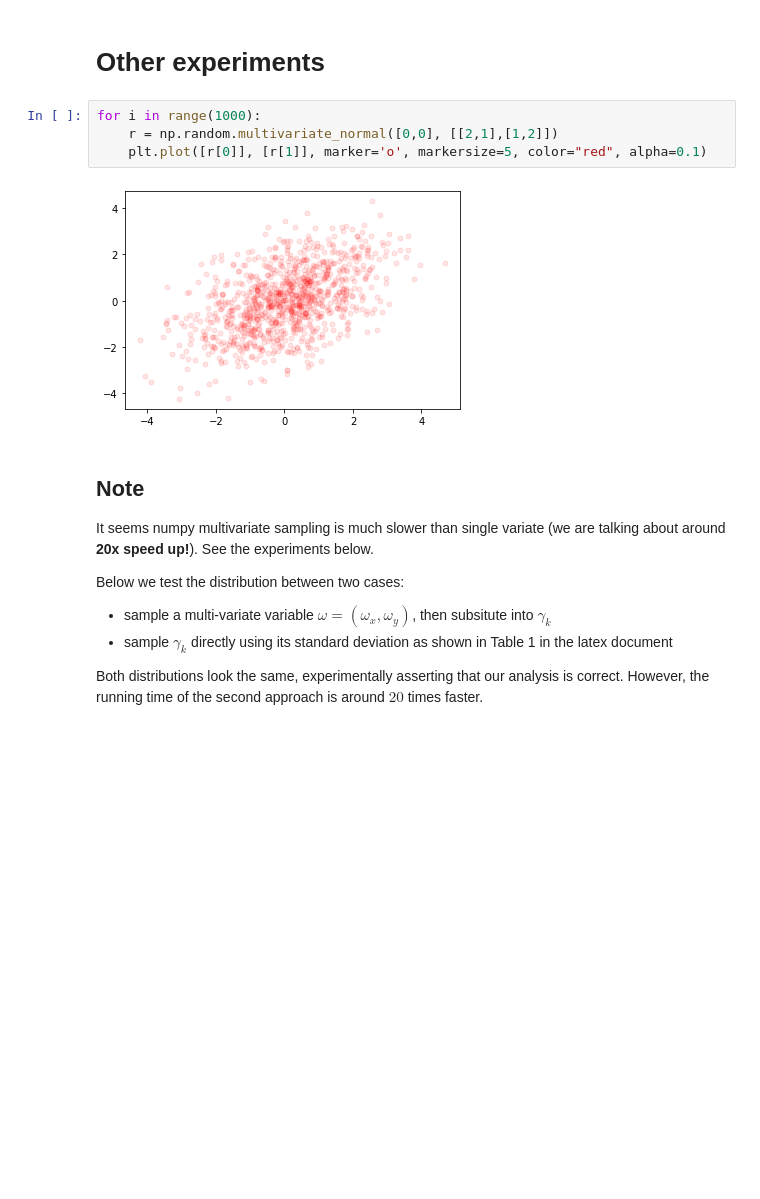
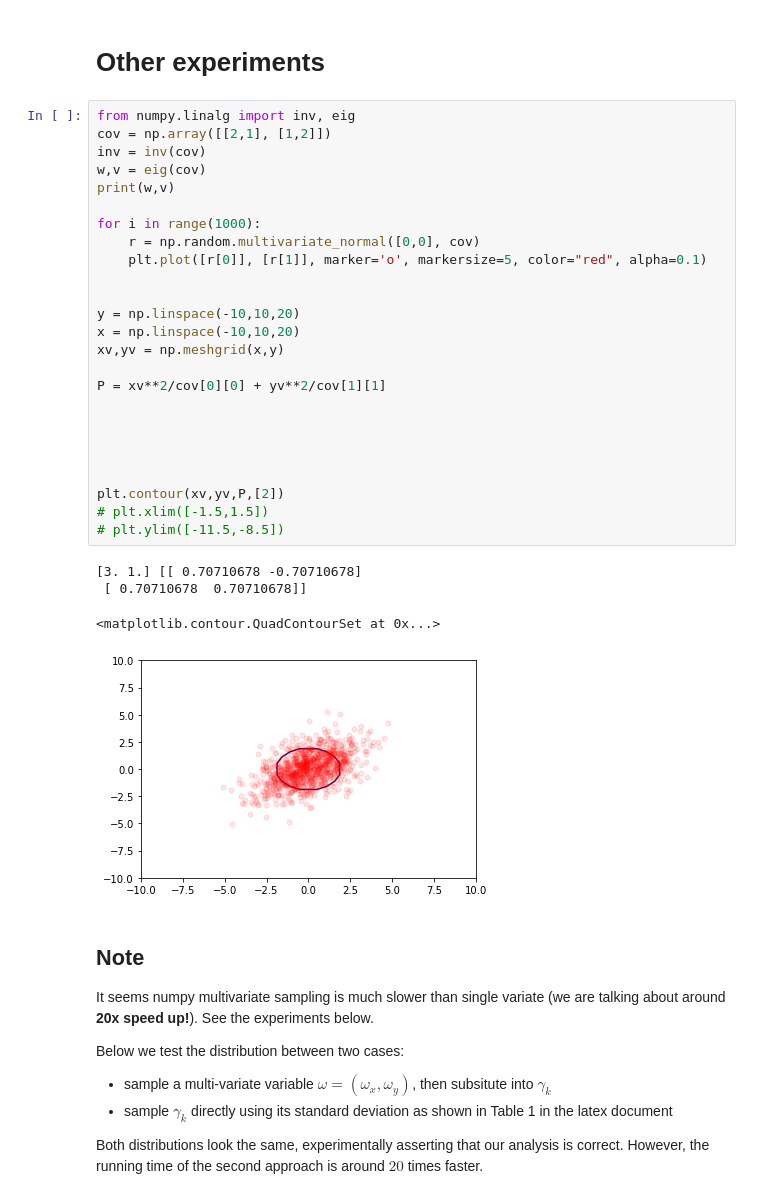
Before and after one commit to majid-khonji/Constrained-POMDP, a Jupyter notebook: collision_risk.ipynb, the cells around one changed output. Cells and saved outputs as stored; diff of their text form; blank space fills up the shorter version.

```diff
--- a/collision_risk.ipynb
+++ b/collision_risk.ipynb
@@ -144,10 +149,34 @@ Num Collision Cases =  5  ~ Pr(Collision) =  0.5
 # Other experiments
-# %%
-for i in range(1000):
-    r = np.random.multivariate_normal([0,0], [[2,1],[1,2]])
-    plt.plot([r[0]], [r[1]], marker='o', markersize=5, color="red", alpha=0.1)
-# %% [output]
-[figure, removed]
+# %%
+from numpy.linalg import inv, eig
+cov = np.array([[2,1], [1,2]])
+inv = inv(cov)
+w,v = eig(cov)
+print(w,v)
+
+for i in range(1000):
+    r = np.random.multivariate_normal([0,0], cov)
+    plt.plot([r[0]], [r[1]], marker='o', markersize=5, color="red", alpha=0.1)
+
+
+y = np.linspace(-10,10,20)
+x = np.linspace(-10,10,20)
+xv,yv = np.meshgrid(x,y)
+
+P = xv**2/cov[0][0] + yv**2/cov[1][1]
+
+
+
+
+
+plt.contour(xv,yv,P,[2])
+# plt.xlim([-1.5,1.5])
+# plt.ylim([-11.5,-8.5])
+# %% [output]
+[3. 1.] [[ 0.70710678 -0.70710678]
+ [ 0.70710678  0.70710678]]
+<matplotlib.contour.QuadContourSet at 0x...>
+[figure, added]
 # %% [markdown]
 ## Note
 It seems numpy multivariate sampling is much slower than single variate (we are talking about around **20x speed up!**). See the experiments below.
```
Also changed, not shown: parts of 5 cells of this notebook, 3 other files.
